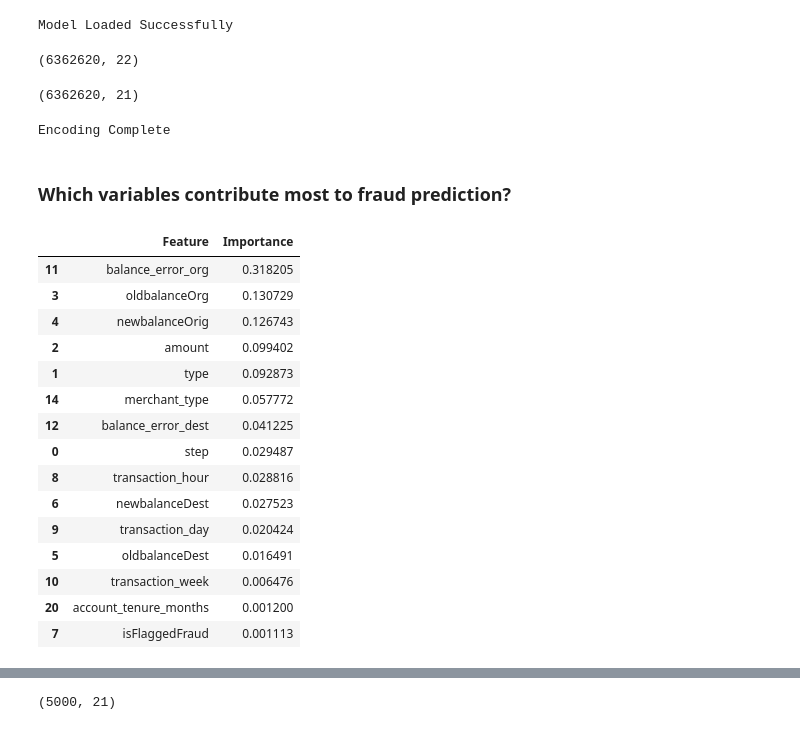
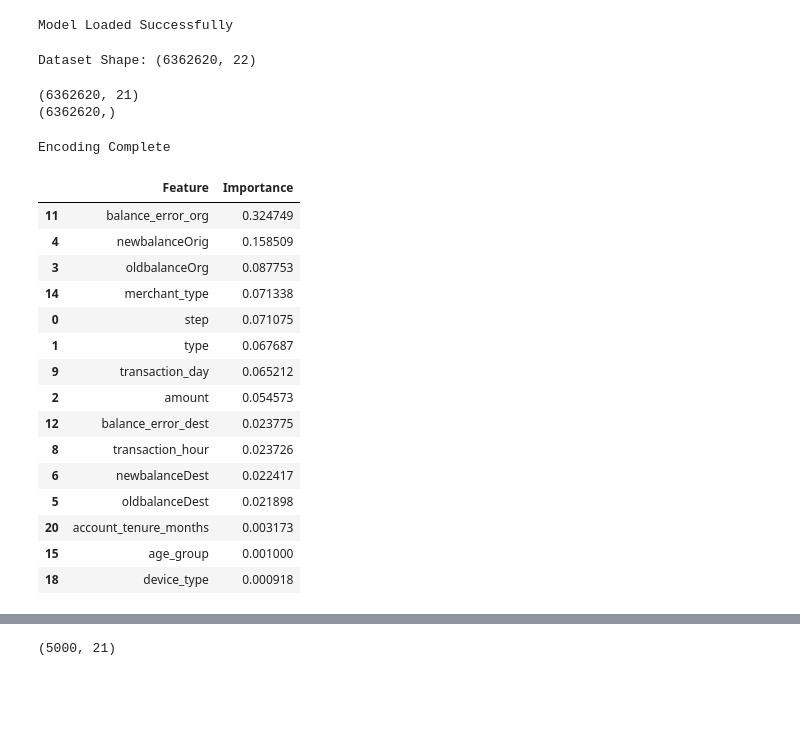
Before and after one commit to sagarmehra69/AI-Powered-Financial-Fraud-Detection-Risk-Analytics-System, a Jupyter notebook: notebooks/04_model_explainability.ipynb, the cells around one changed output, grey strips where cells are left out. Cells and saved outputs as stored; diff of their text form; code cells hidden in the pictures; blank space fills up the shorter version.

Commit message:
Dataset Generated

```diff
--- a/notebooks/04_model_explainability.ipynb
+++ b/notebooks/04_model_explainability.ipynb
@@ -91,6 +74,8 @@ print("Model Loaded Successfully")
 # %% [output]
 Model Loaded Successfully
 # %%
+# Prepare model features
+
 df = df.drop(
     columns=[
         "nameOrig",
@@ -98,9 +83,9 @@ df = df.drop(
     ]
 )
 
-print(df.shape)
+print(f"Dataset Shape: {df.shape}")
 # %% [output]
-(6362620, 22)
+Dataset Shape: (6362620, 22)
 # %%
 X = df.drop(
     columns=["isFraud"]
@@ -109,11 +94,14 @@ X = df.drop(
 y = df["isFraud"]
 
 print(X.shape)
+print(y.shape)
 # %% [output]
 (6362620, 21)
+(6362620,)
 # %%
-from sklearn.preprocessing import LabelEncoder
-categorical_cols = [
+# Encode Categorical Features
+
+categorical_columns = [
     "type",
     "customer_type",
     "merchant_type",
@@ -124,51 +112,51 @@ categorical_cols = [
     "risk_region"
 ]
 
-for col in categorical_cols:
+for column in categorical_columns:
 
-    le = LabelEncoder()
+    encoder = LabelEncoder()
 
-    X[col] = le.fit_transform(
-        X[col].astype(str)
+    X[column] = encoder.fit_transform(
+        X[column].astype(str)
     )
 
 print("Encoding Complete")
 # %% [output]
 Encoding Complete
-# %% [markdown]
-### Which variables contribute most to fraud prediction?
 # %%
+# Random Forest Feature Importance
+
 feature_importance = pd.DataFrame({
-
     "Feature": X.columns,
-
     "Importance": model.feature_importances_
-
 })
 
-feature_importance = feature_importance.sort_values(
-    by="Importance",
-    ascending=False
+feature_importance = (
+    feature_importance
+    .sort_values(
+        by="Importance",
+        ascending=False
+    )
 )
 
 feature_importance.head(15)
 # %% [output]
 |  | Feature | Importance |
-| 11 | balance_error_org | 0.318205 |
-| 3 | oldbalanceOrg | 0.130729 |
-| 4 | newbalanceOrig | 0.126743 |
-| 2 | amount | 0.099402 |
-| 1 | type | 0.092873 |
-| 14 | merchant_type | 0.057772 |
-| 12 | balance_error_dest | 0.041225 |
-| 0 | step | 0.029487 |
-| 8 | transaction_hour | 0.028816 |
-| 6 | newbalanceDest | 0.027523 |
-| 9 | transaction_day | 0.020424 |
-| 5 | oldbalanceDest | 0.016491 |
-| 10 | transaction_week | 0.006476 |
-| 20 | account_tenure_months | 0.001200 |
-| 7 | isFlaggedFraud | 0.001113 |
+| 11 | balance_error_org | 0.324749 |
+| 4 | newbalanceOrig | 0.158509 |
+| 3 | oldbalanceOrg | 0.087753 |
+| 14 | merchant_type | 0.071338 |
+| 0 | step | 0.071075 |
+| 1 | type | 0.067687 |
+| 9 | transaction_day | 0.065212 |
+| 2 | amount | 0.054573 |
+| 12 | balance_error_dest | 0.023775 |
+| 8 | transaction_hour | 0.023726 |
+| 6 | newbalanceDest | 0.022417 |
+| 5 | oldbalanceDest | 0.021898 |
+| 20 | account_tenure_months | 0.003173 |
+| 15 | age_group | 0.001000 |
+| 18 | device_type | 0.000918 |
 # %%
 plt.figure(figsize=(12,6))
 
```
Also changed, not shown: parts of 19 cells of this notebook, 4 other files.
